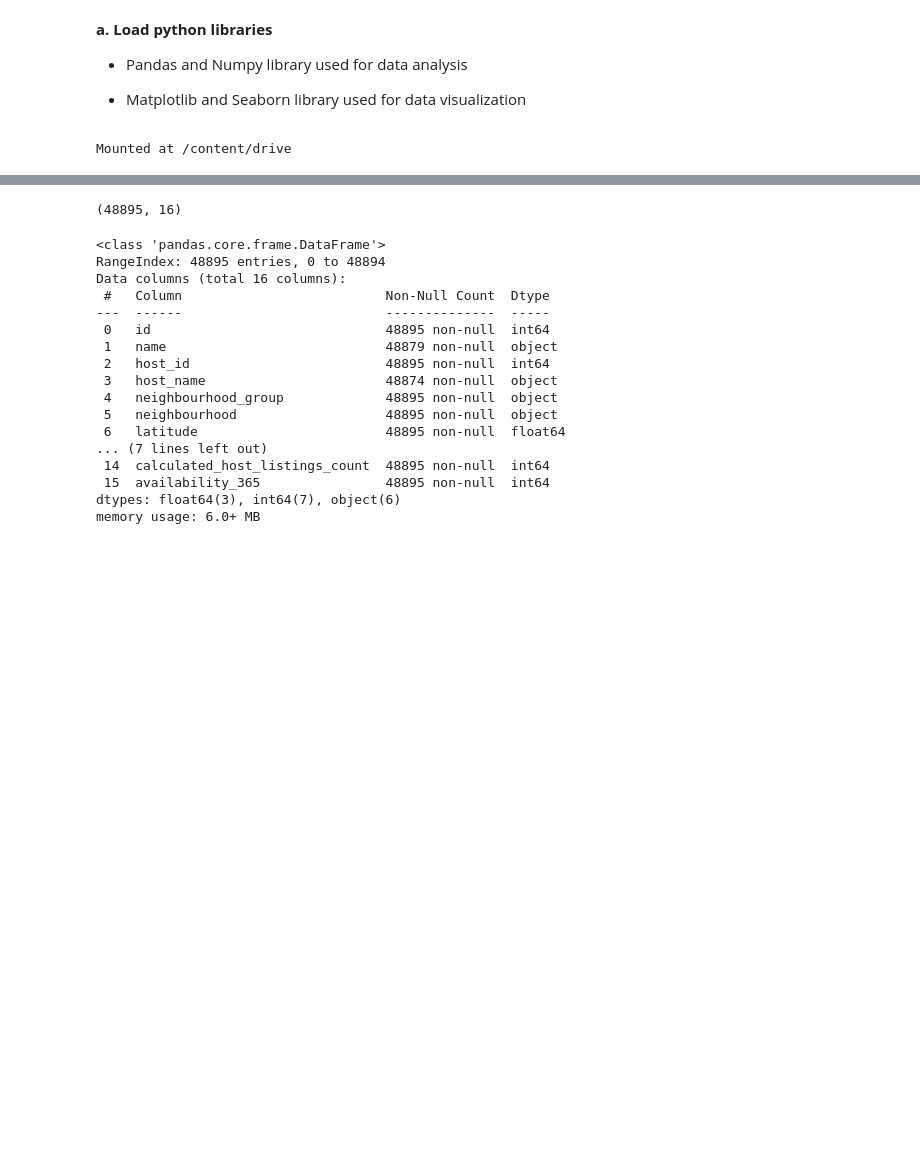
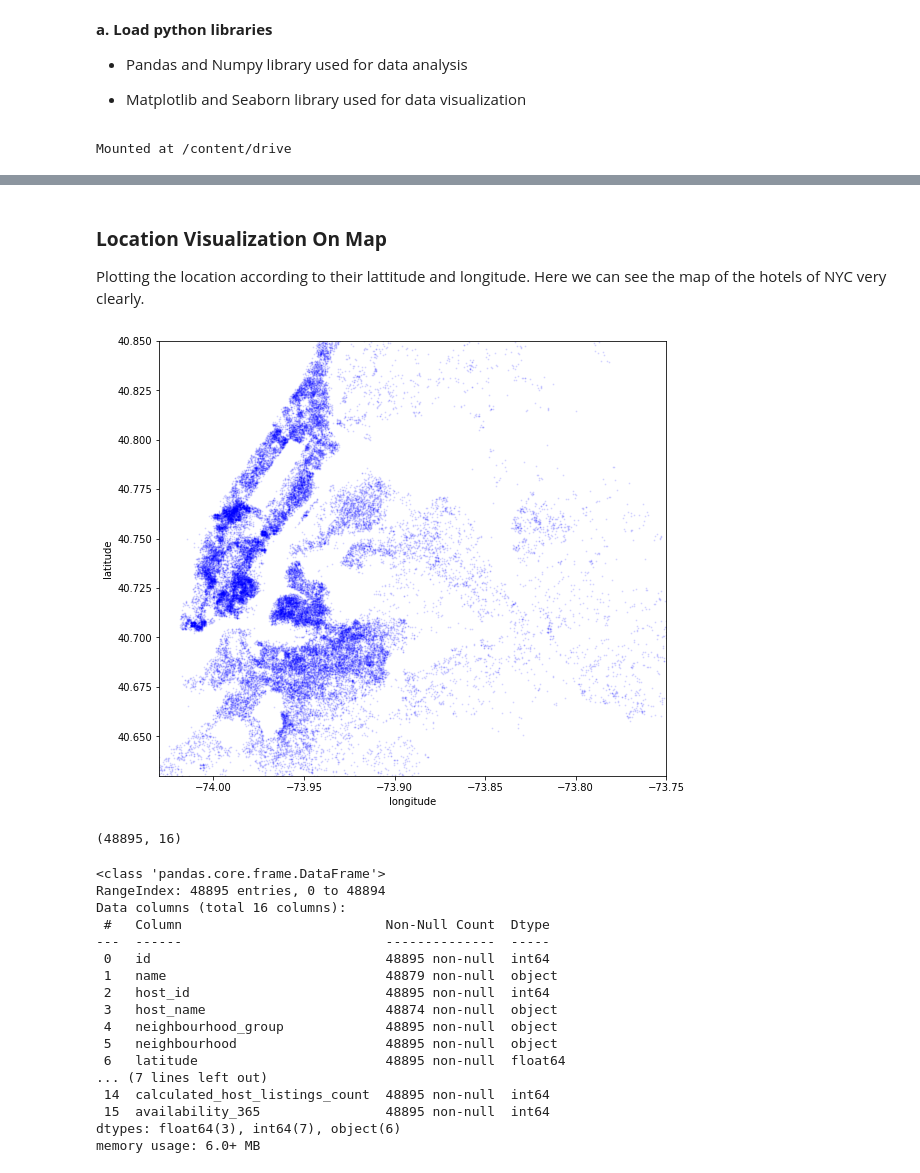
Before and after one commit to Manass20/Airbnb-Booking-Analisys, a Jupyter notebook: Airbnb_Bookings_Analysis_Capstone_Project_Manas_Ranjan_Behera.ipynb, the cells around one changed output, grey strips where cells are left out. Drawn from its saved outputs; the diff is of its cells as text; code cells hidden in the pictures; blank space fills up the shorter version.

```diff
--- a/Airbnb_Bookings_Analysis_Capstone_Project_Manas_Ranjan_Behera.ipynb
+++ b/Airbnb_Bookings_Analysis_Capstone_Project_Manas_Ranjan_Behera.ipynb
@@ -47,4 +48,23 @@ df.head()
 | 2 | 3647 | THE VILLAGE OF HARLEM....NEW YORK ! | 4632 | Elisabeth | Manhattan | Harlem | 40.80902 | -73.94190 | ... |
 | 3 | 3831 | Cozy Entire Floor of Brownstone | 4869 | LisaRoxanne | Brooklyn | Clinton Hill | 40.68514 | -73.95976 | ... |
 | 4 | 5022 | Entire Apt: Spacious Studio/Loft ... | 7192 | Laura | Manhattan | East Harlem | 40.79851 | -73.94399 | ... |
+# %% [markdown]
+### **Location Visualization On Map**
+
+Plotting the location according to their lattitude and longitude. Here we can see the map of the hotels of NYC very clearly.
+# %%
+# plotting the graph of latitude and longitude
+plt.figure(figsize=(20,8))
+city_long_border = (-74.03, -73.75)
+city_lat_border = (40.63, 40.85)
+plt.subplot(121)
+plt.scatter(df['longitude'].values, df['latitude'].values,
+              color='blue', s=1, alpha=0.1)
+plt.ylabel('latitude')
+plt.xlabel('longitude')
+plt.ylim(city_lat_border)
+plt.xlim(city_long_border)
+plt.show()
+# %% [output]
+[figure, added]
 # %%
```
Also changed, not shown: parts of 35 cells of this notebook.
